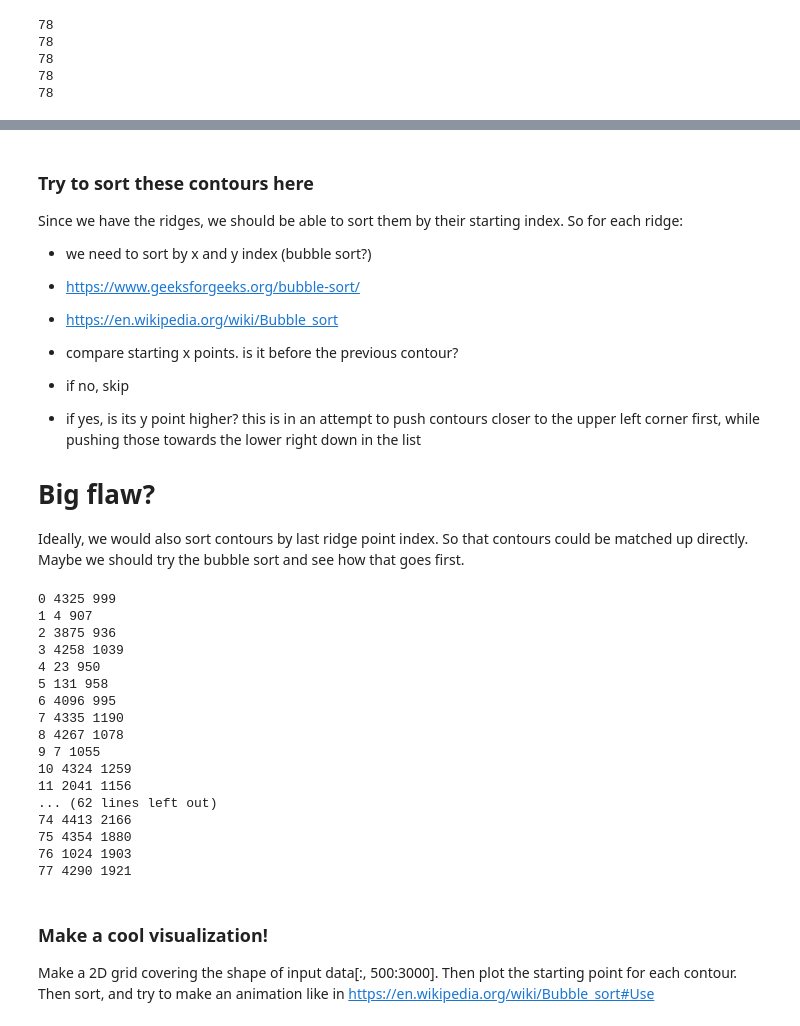
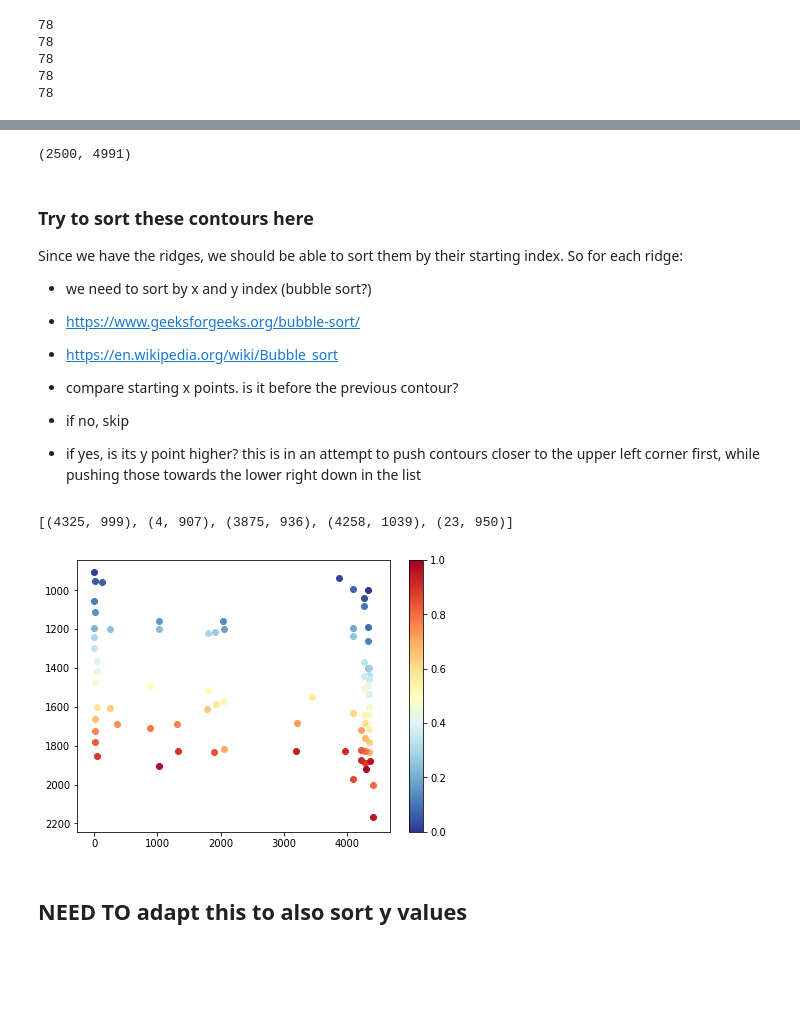
Before and after one commit to Jakidxav/ImpDAR_tutorials, a Jupyter notebook: autopicker/contours_sort.ipynb, the cells around one changed output, grey strips where cells are left out. Drawn from its saved outputs; the diff is of its cells as text; code cells hidden in the pictures; blank space fills up the shorter version.

Commit message:
adding changes to sorting notebook; can now sort contours by either x or y components of their starting points

```diff
--- a/autopicker/contours_sort.ipynb
+++ b/autopicker/contours_sort.ipynb
@@ -101,3 +101,8 @@ plt.show()
+# %%
+shape = np.shape(data[500:3000, :])
+print(shape)
+# %% [output]
+(2500, 4991)
 # %% [markdown]
 ### Try to sort these contours here
 
@@ -110,34 +115,39 @@ Since we have the ridges, we should be able to sort them by their starting index
 - compare starting x points. is it before the previous contour?
 - if no, skip
 - if yes, is its y point higher? this is in an attempt to push contours closer to the upper left corner first, while pushing those towards the lower right down in the list
-
-# Big flaw?
-
-Ideally, we would also sort contours by last ridge point index. So that contours could be matched up directly. Maybe we should try the bubble sort and see how that goes first.
+# %%
+#save the first x, y element of x's and y's
+uniquex0 = []
+ridges0 = []
 # %%
 #first things first: need to print the first x and y coordinates of each of the ridge_points_list items
 # there should be 78 total
 for i, item in enumerate(ridge_points_list):
     uniquex = uniquex_list[i]
-    print(i, uniquex[0], item[0])
+
+    uniquex0.append(uniquex[0])
+    ridges0.append(item[0])
+    #print(i, item[0], uniquex[0])
+
+#now create tuples of the points so that we can compare the x, y points during sorting
+tuples = list(zip(uniquex0, ridges0))
-# %% [output]
-0 4325 999
-1 4 907
-2 3875 936
-3 4258 1039
-4 23 950
-5 131 958
-6 4096 995
-7 4335 1190
-8 4267 1078
-9 7 1055
-10 4324 1259
-11 2041 1156
-... (62 lines left out)
-74 4413 2166
-75 4354 1880
-76 1024 1903
-77 4290 1921
+# %%
+tuples[:5]
+# %% [output]
+[(4325, 999), (4, 907), (3875, 936), (4258, 1039), (23, 950)]
+# %%
+fig, ax = plt.subplots(figsize=(7, 5))
+
+for i in range(len(uniquex0)):
+    c = cm.RdYlBu_r(i/len(uniquex0))
+    ax.scatter(uniquex0[i], ridges0[i], color=c)
+
+plt.gca().invert_yaxis()
+fig.colorbar(cm.ScalarMappable(cmap=cm.RdYlBu_r), ax=ax)
+
+plt.show()
+# %% [output]
+[figure, added]
 # %%
 #try and define bubble sort here
 #will need to keep track of original index so that we can also change the positions of top_list and bottom_list list items
@@ -161,4 +183,2 @@ for i, item in enumerate(sorted_ridge_points_list):
-# %% [markdown]
-### Make a cool visualization!
-
-Make a 2D grid covering the shape of input data[:, 500:3000]. Then plot the starting point for each contour. Then sort, and try to make an animation like in https://en.wikipedia.org/wiki/Bubble_sort#Use
+# %% [markdown]
+## NEED TO adapt this to also sort y values
```
Also changed, not shown: parts of 6 cells of this notebook.
